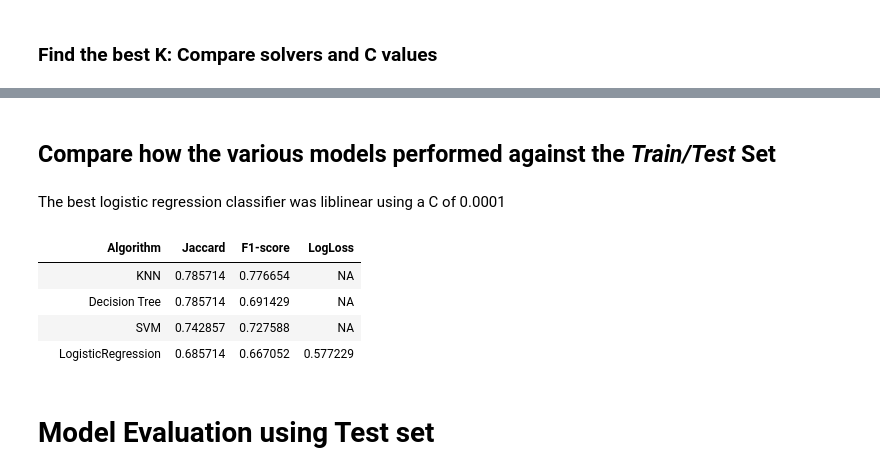
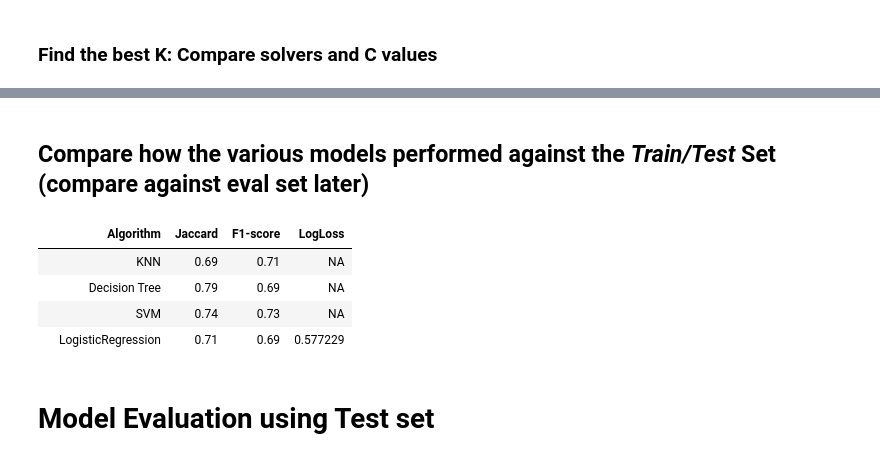
Before and after one commit to rojyates/coursera-machine-learning, a Jupyter notebook: Machine Learning Notebook.ipynb, the cells around one changed output, grey strips where cells are left out. Drawn from its saved outputs; the diff is of its cells as text; code cells hidden in the pictures.

```diff
--- a/Machine Learning Notebook.ipynb
+++ b/Machine Learning Notebook.ipynb
@@ -549,11 +481,0 @@ Jaccard score: 0.7429
-# %%
-kernels = ['linear', 'poly', 'rbf', 'sigmoid']
-for k in kernels:
-    clf = svm.SVC(kernel=k)
-    clf.fit(X_train, y_train)
-    yhat = clf.predict(X_test)
-    print(k, "Avg F1-score: %.4f" % f1_score(y_test, yhat, average='weighted'))
-    print(k, "Jaccard score: %.4f" % jaccard_similarity_score(y_test, yhat))
-    print("----------------------------")
-
-print ("best k, using F1 score = rbf; best k using Jaccard score = linear")
@@ -618,0 +508,7 @@ bestSVM = svm.SVC(C=Cs[bestK], kernel=bestKernel)
+# %%
+bestKernelAccuracy = svc_mean_acc.max()
+bestKernelK = svc_mean_acc.argmax()
+print("The best accuracy was", bestKernelAccuracy, "for Kernel:", kernels[bestKernelK])
+
+bestSVM = svm.SVC(kernel=kernels[bestKernelK])
+bestSVM.fit(X_train,y_train)
@@ -620,7 +522,7 @@ bestSVM = svm.SVC(C=Cs[bestK], kernel=bestKernel)
 # Logistic Regression
 # %%
 from sklearn.linear_model import LogisticRegression
-LR = LogisticRegression(C=0.01, solver='liblinear').fit(X_train,y_train)
+LR = LogisticRegression(C=0.01).fit(X_train,y_train)
 yhat_LR = LR.predict(X_test)
 yhat_LR_prob = LR.predict_proba(X_test)
 # %%
@@ -638,25 +542,28 @@ Logistic Regression Jaccard score: 0.6857
 # %% [markdown]
 ### Find the best K: Compare solvers and C values
 # %%
+# For some added interest, let's compare how both solvers and C values affect the accuracy
+
 solvers = ['newton-cg', 'lbfgs', 'liblinear', 'sag', 'saga']
 Cs = [0.00001, 0.0001, 0.001, 0.01, 0.1, 1, 10]
 
-max_k = len(Cs)
+numCs = len(Cs)
 lr_bestKperSolver = []
 bestOverallAccuracy = 0
 for s in solvers:
-    lr_logloss = np.zeros((max_k-1))
-    for k in range(1, max_k):
-        LR = LogisticRegression(C=Cs[k-1], solver=s).fit(X_train,y_train)
+    lr_mean_acc = np.zeros(numCs)
+    for k in range(numCs):
+        LR = LogisticRegression(C=Cs[k], solver=s).fit(X_train,y_train)
+        yhat_LR = LR.predict(X_test)
         yhat_prob = LR.predict_proba(X_test)
-        lr_logloss[k-1] = log_loss(y_test, yhat_prob)
-    print( "LogLosses for solver ", s, "were:", lr_logloss)
+        lr_mean_acc[k] = np.mean(yhat_LR==y_test)
+    print( "Mean accuracies for solver", s, "were:", lr_mean_acc)
 
     # find the best K for this solver
-    bestSolverAccuracy = lr_logloss.max()
-    bestSolverK = lr_logloss.argmax()
-    #print( "The best accuracy for solver ", s, "was", bestSolverAccuracy, "with C =", Cs[bestSolverK])
+    bestSolverAccuracy = lr_mean_acc.max()
+    bestSolverK = lr_mean_acc.argmax()
     lr_bestKperSolver += ((s, bestSolverAccuracy, Cs[bestSolverK]))
+    # keep track of the best overall combination
     if (bestSolverAccuracy > bestOverallAccuracy):
         bestOverallAccuracy = bestSolverAccuracy
         (bestSolver, bestAccuracy, bestK) = (s, bestSolverAccuracy, bestSolverK)
@@ -678,22 +590,21 @@ bestLR = LogisticRegression(C=Cs[bestK], solver=bestSolver)
 # %% [markdown]
-## Compare how the various models performed against the _Train/Test_ Set
+## Compare how the various models performed against the _Train/Test_ Set (compare against eval set later)
-# %% [markdown]
-The best logistic regression classifier was liblinear using a C of 0.0001
 # %%
 yhat_DTree = bestDTree.predict(X_test)
 KNNScores = ('KNN', jaccard_similarity_score(y_test, yhat_KNN), f1_score(y_test, yhat_KNN, average='weighted'), 'NA')
 DTreeScores = ('Decision Tree', jaccard_similarity_score(y_test, yhat_DTree), f1_score(y_test, yhat_DTree, average='weighted'), 'NA')
 SVMScores = ('SVM', jaccard_similarity_score(y_test, yhat_SVM), f1_score(y_test, yhat_SVM, average='weighted'), 'NA')
 LogRegScores = ('LogisticRegression', jaccard_similarity_score(y_test, yhat_LR), f1_score(y_test, yhat_LR, average='weighted'), log_loss(y_test, yhat_LR_prob))
 
 data = [KNNScores, DTreeScores, SVMScores, LogRegScores]
-pd.DataFrame(data, columns=('Algorithm', 'Jaccard', 'F1-score', 'LogLoss'), index=['','','',''])
+df = pd.DataFrame(data, columns=('Algorithm', 'Jaccard', 'F1-score', 'LogLoss'), index=['','','',''])
+df.round(2)
 # %% [output]
 |  | Algorithm | Jaccard | F1-score | LogLoss |
-|  | KNN | 0.785714 | 0.776654 | NA |
-|  | Decision Tree | 0.785714 | 0.691429 | NA |
-|  | SVM | 0.742857 | 0.727588 | NA |
-|  | LogisticRegression | 0.685714 | 0.667052 | 0.577229 |
+|  | KNN | 0.69 | 0.71 | NA |
+|  | Decision Tree | 0.79 | 0.69 | NA |
+|  | SVM | 0.74 | 0.73 | NA |
+|  | LogisticRegression | 0.71 | 0.69 | 0.577229 |
 # %% [markdown]
 # Model Evaluation using Test set
 # %%
```
Also changed, not shown: parts of 47 cells of this notebook.
